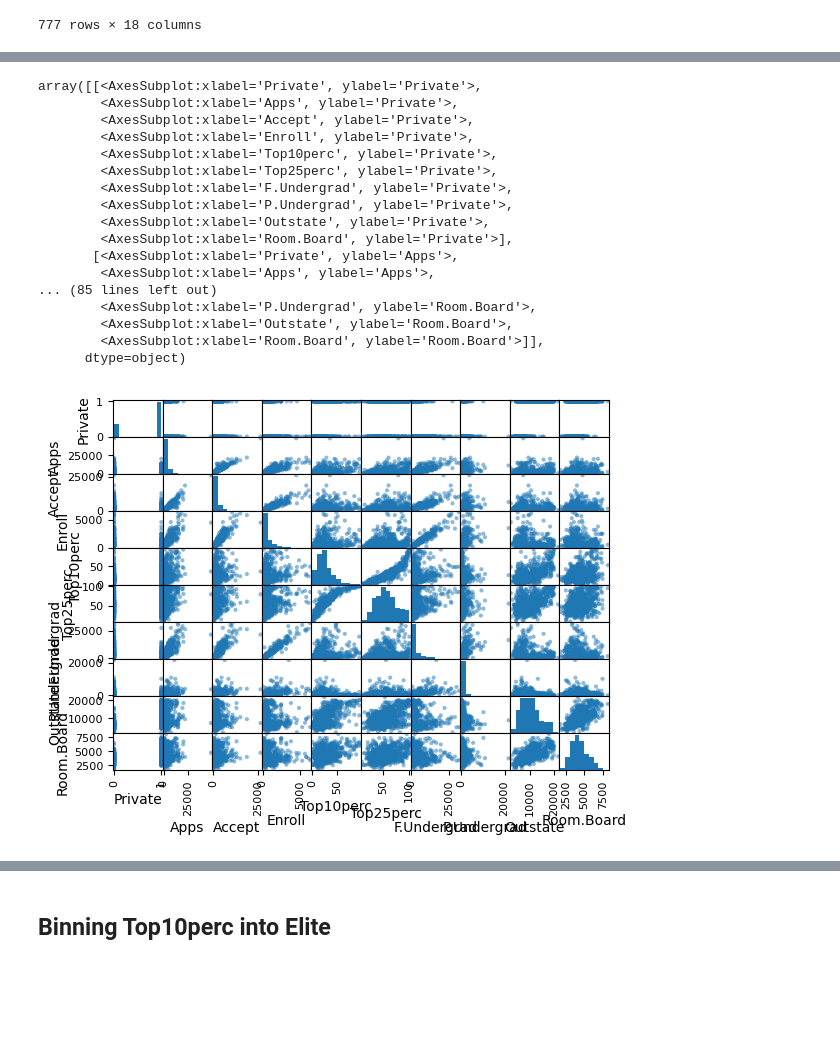
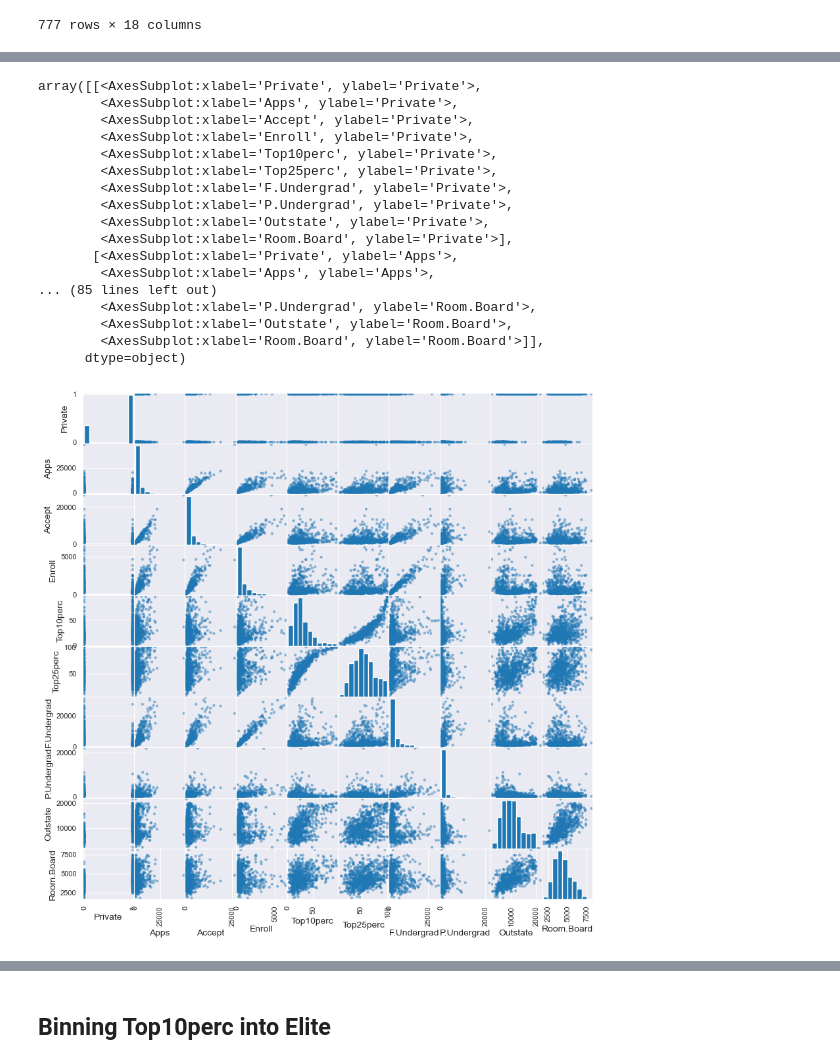
Before and after one commit to vallmeister/data-science-machine-learning-playground, a Jupyter notebook: src/Introduction to Statistical Learning/chapter_02.ipynb, the cells around one changed output, grey strips where cells are left out. Saved outputs shown, nothing was run; the diff lists cells and outputs as text; code cells hidden in the pictures; blank space fills up the shorter version.

```diff
--- a/src/Introduction to Statistical Learning/chapter_02.ipynb
+++ b/src/Introduction to Statistical Learning/chapter_02.ipynb
@@ -38,24 +38,25 @@ data.describe()
 | max | 48094.000000 | 26330.000000 | 6392.000000 | 96.000000 | 100.000000 | 31643.000000 | 21836.000000 | 21700.000000 | 8124.000000 | ... |
 # %%
 data['Private'].replace(['Yes', 'No'], [1, 0], inplace=True)
+plt.rcParams["figure.figsize"] = (10,10)
 pd.plotting.scatter_matrix(data.iloc[:, :10])
 # %% [output]
 array([[<AxesSubplot:xlabel='Private', ylabel='Private'>,
         <AxesSubplot:xlabel='Apps', ylabel='Private'>,
         <AxesSubplot:xlabel='Accept', ylabel='Private'>,
         <AxesSubplot:xlabel='Enroll', ylabel='Private'>,
         <AxesSubplot:xlabel='Top10perc', ylabel='Private'>,
         <AxesSubplot:xlabel='Top25perc', ylabel='Private'>,
         <AxesSubplot:xlabel='F.Undergrad', ylabel='Private'>,
         <AxesSubplot:xlabel='P.Undergrad', ylabel='Private'>,
         <AxesSubplot:xlabel='Outstate', ylabel='Private'>,
         <AxesSubplot:xlabel='Room.Board', ylabel='Private'>],
        [<AxesSubplot:xlabel='Private', ylabel='Apps'>,
         <AxesSubplot:xlabel='Apps', ylabel='Apps'>,
 ... (85 lines left out)
         <AxesSubplot:xlabel='P.Undergrad', ylabel='Room.Board'>,
         <AxesSubplot:xlabel='Outstate', ylabel='Room.Board'>,
         <AxesSubplot:xlabel='Room.Board', ylabel='Room.Board'>]],
       dtype=object)
-[figure, old version]
+[figure, new version]
 # %%
```
Also changed, not shown: parts of 15 cells of this notebook, 2 other files.
